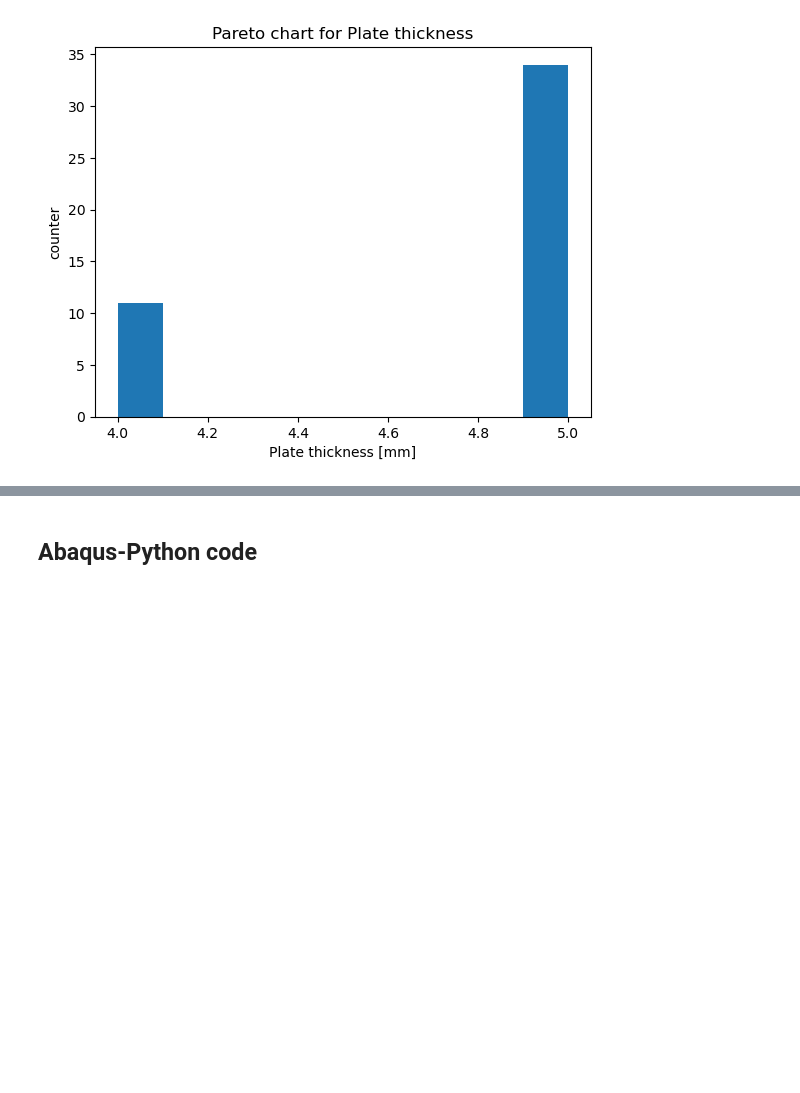
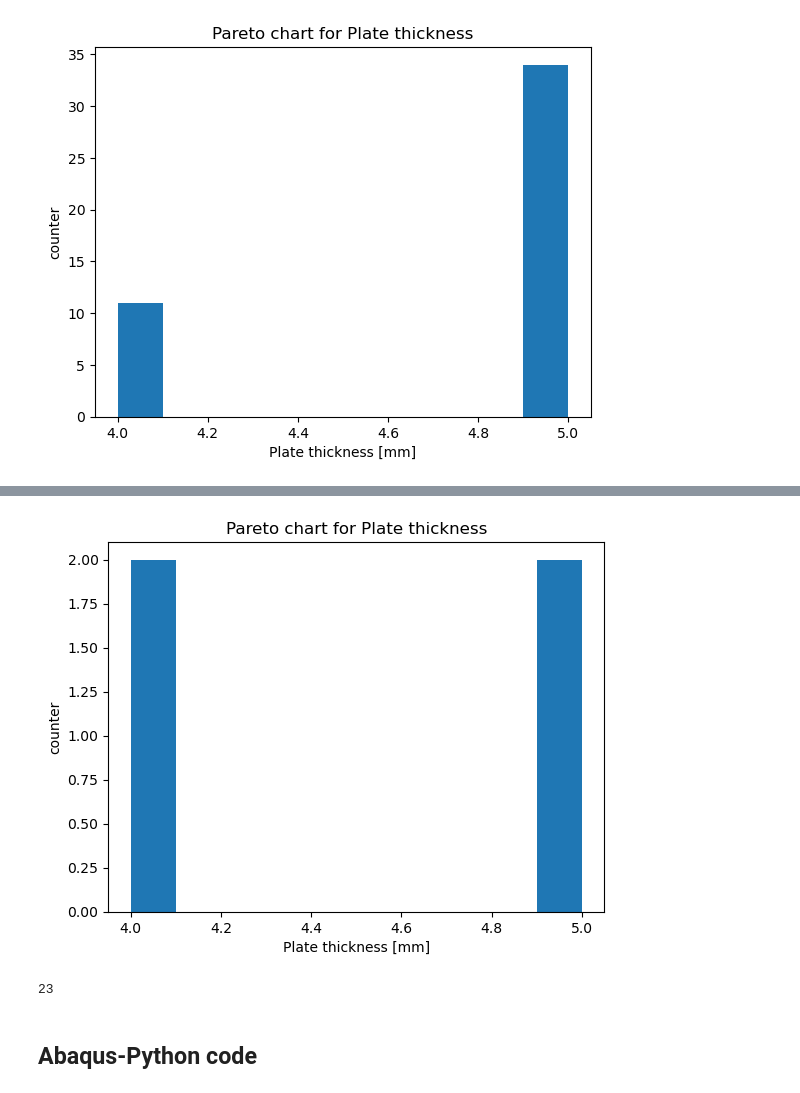
Before and after one commit to lcpinello/PythonDrivingLicense, a Jupyter notebook: Project.ipynb, the cells around one changed output, grey strips where cells are left out. Drawn from its saved outputs; the diff is of its cells as text; code cells hidden in the pictures; blank space fills up the shorter version.

```diff
--- a/Project.ipynb
+++ b/Project.ipynb
@@ -274,3 +785,15 @@ plt.show()
+# %%
+fig, ax = plt.subplots()
+plt.hist(plate_thickness)
+ax.set_title('Pareto chart for Plate thickness')
+ax.set(xlabel='Plate thickness [mm]', ylabel='counter')
+plt.show()
+# %% [output]
+[figure, added]
+# %%
+len(configurationNames[t[1]])
+# %% [output]
+23
 # %% [markdown]
 ## Abaqus-Python code
 # %%
```
Also changed, not shown: parts of 7 cells of this notebook.
